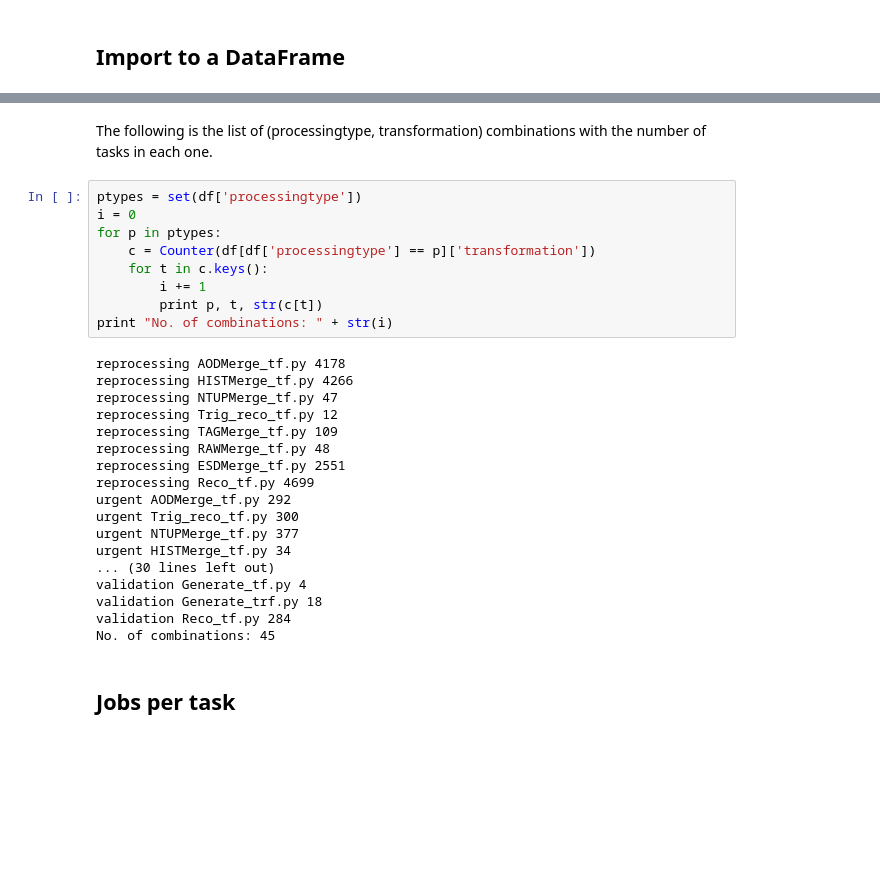
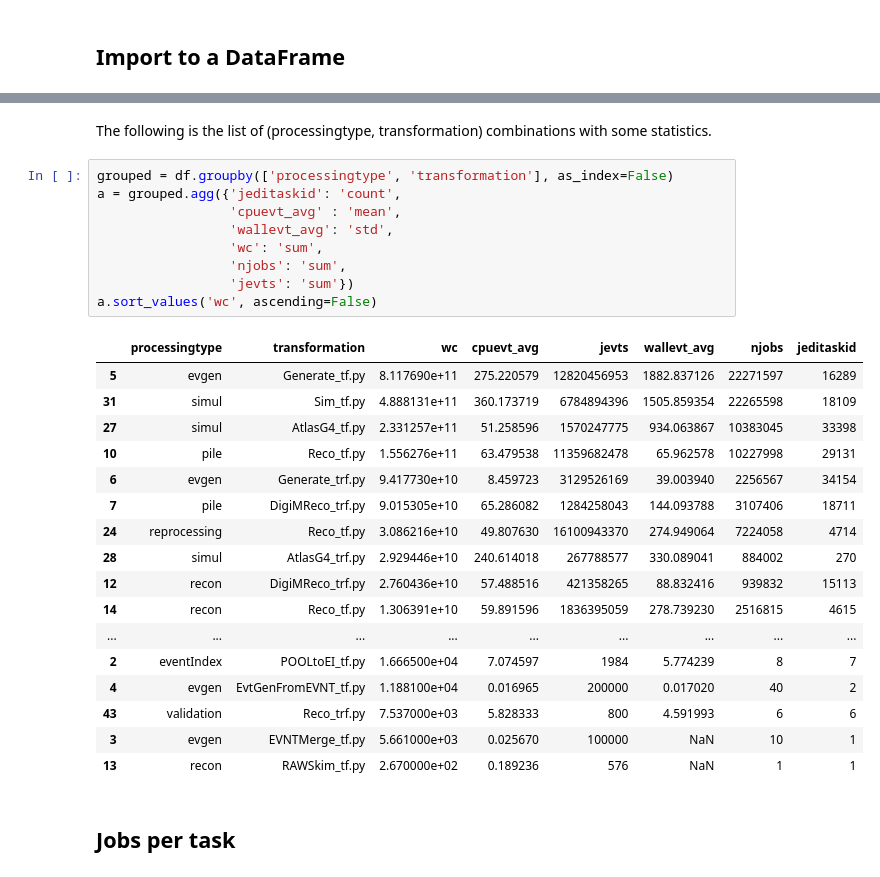
Before and after one commit to sciaba/ATLAS-CPU-time-analysis, a Jupyter notebook: Notebooks/Job_CPUtime_analysis.ipynb, the cells around one changed output, grey strips where cells are left out. Saved outputs shown, nothing was run; the diff lists cells and outputs as text; blank space fills up the shorter version.

```diff
--- a/Notebooks/Job_CPUtime_analysis.ipynb
+++ b/Notebooks/Job_CPUtime_analysis.ipynb
@@ -267,32 +224,32 @@ df
 # %% [markdown]
-The following is the list of (processingtype, transformation) combinations with the number of tasks in each one.
+The following is the list of (processingtype, transformation) combinations with some statistics.
-# %%
-ptypes = set(df['processingtype'])
-i = 0
-for p in ptypes:
-    c = Counter(df[df['processingtype'] == p]['transformation'])
-    for t in c.keys():
-        i += 1
-        print p, t, str(c[t])
-print "No. of combinations: " + str(i)
-# %% [output]
-reprocessing AODMerge_tf.py 4178
-reprocessing HISTMerge_tf.py 4266
-reprocessing NTUPMerge_tf.py 47
-reprocessing Trig_reco_tf.py 12
-reprocessing TAGMerge_tf.py 109
-reprocessing RAWMerge_tf.py 48
-reprocessing ESDMerge_tf.py 2551
-reprocessing Reco_tf.py 4699
-urgent AODMerge_tf.py 292
-urgent Trig_reco_tf.py 300
-urgent NTUPMerge_tf.py 377
-urgent HISTMerge_tf.py 34
-... (30 lines left out)
-validation Generate_tf.py 4
-validation Generate_trf.py 18
-validation Reco_tf.py 284
-No. of combinations: 45
+# %%
+grouped = df.groupby(['processingtype', 'transformation'], as_index=False)
+a = grouped.agg({'jeditaskid': 'count',
+                 'cpuevt_avg' : 'mean',
+                 'wallevt_avg': 'std',
+                 'wc': 'sum',
+                 'njobs': 'sum',
+                 'jevts': 'sum'})
+a.sort_values('wc', ascending=False)
+# %% [output]
+|  | processingtype | transformation | wc | cpuevt_avg | jevts | wallevt_avg | njobs | jeditaskid |
+| 5 | evgen | Generate_tf.py | 8.117690e+11 | 275.220579 | 12820456953 | 1882.837126 | 22271597 | 16289 |
+| 31 | simul | Sim_tf.py | 4.888131e+11 | 360.173719 | 6784894396 | 1505.859354 | 22265598 | 18109 |
+| 27 | simul | AtlasG4_tf.py | 2.331257e+11 | 51.258596 | 1570247775 | 934.063867 | 10383045 | 33398 |
+| 10 | pile | Reco_tf.py | 1.556276e+11 | 63.479538 | 11359682478 | 65.962578 | 10227998 | 29131 |
+| 6 | evgen | Generate_trf.py | 9.417730e+10 | 8.459723 | 3129526169 | 39.003940 | 2256567 | 34154 |
+| 7 | pile | DigiMReco_trf.py | 9.015305e+10 | 65.286082 | 1284258043 | 144.093788 | 3107406 | 18711 |
+| 24 | reprocessing | Reco_tf.py | 3.086216e+10 | 49.807630 | 16100943370 | 274.949064 | 7224058 | 4714 |
+| 28 | simul | AtlasG4_trf.py | 2.929446e+10 | 240.614018 | 267788577 | 330.089041 | 884002 | 270 |
+| 12 | recon | DigiMReco_trf.py | 2.760436e+10 | 57.488516 | 421358265 | 88.832416 | 939832 | 15113 |
+| 14 | recon | Reco_tf.py | 1.306391e+10 | 59.891596 | 1836395059 | 278.739230 | 2516815 | 4615 |
+| ... | ... | ... | ... | ... | ... | ... | ... | ... |
+| 2 | eventIndex | POOLtoEI_tf.py | 1.666500e+04 | 7.074597 | 1984 | 5.774239 | 8 | 7 |
+| 4 | evgen | EvtGenFromEVNT_tf.py | 1.188100e+04 | 0.016965 | 200000 | 0.017020 | 40 | 2 |
+| 43 | validation | Reco_trf.py | 7.537000e+03 | 5.828333 | 800 | 4.591993 | 6 | 6 |
+| 3 | evgen | EVNTMerge_tf.py | 5.661000e+03 | 0.025670 | 100000 | NaN | 10 | 1 |
+| 13 | recon | RAWSkim_tf.py | 2.670000e+02 | 0.189236 | 576 | NaN | 1 | 1 |
 # %% [markdown]
 ## Jobs per task
 # %%
```
Also changed, not shown: parts of 18 cells of this notebook.
